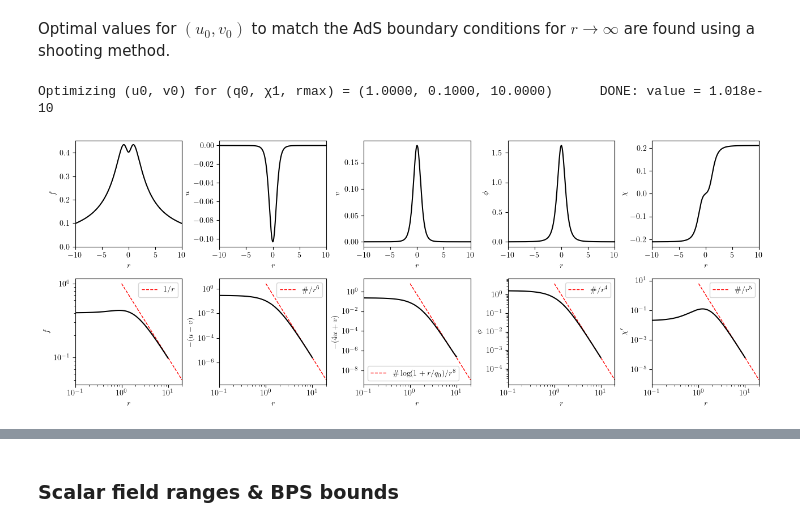
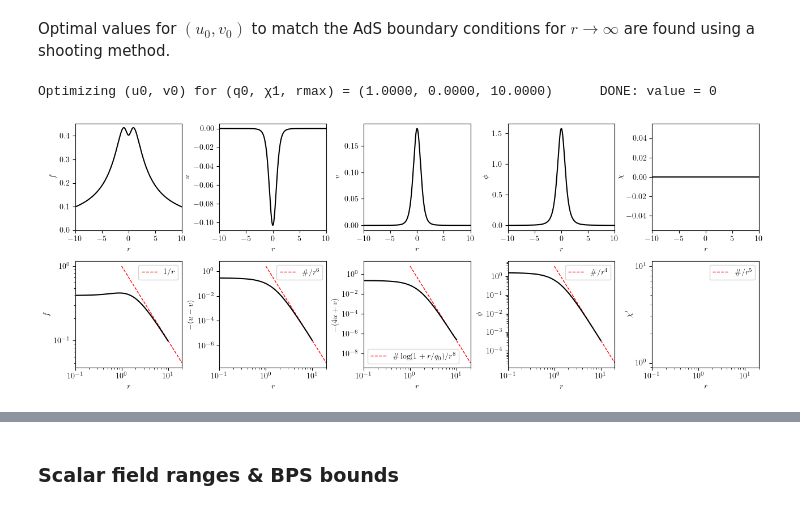
Before and after one commit to gloges/typeII-wormholes, a Jupyter notebook: wormholes.ipynb, the cells around one changed output, grey strips where cells are left out. Cells and saved outputs as stored; diff of their text form; code cells hidden in the pictures.

```diff
--- a/wormholes.ipynb
+++ b/wormholes.ipynb
@@ -291,7 +288,7 @@ Optimal values for $(u_0,v_0)$ to match the AdS boundary conditions for $r\to\in
 # %%
 q0 = 1
 rmax = 10
-χ1 = 0.1
+χ1 = 0
 
 soln, val_final = wh.wormhole_T11(q0, χ1, rmax, display='quiet')
 r, f, u, ud, v, vd, φ, φd, χ, χd, h, flux2 = soln
@@ -312,32 +309,32 @@ uvcoeff2 = np.mean(r[-10:]**8 * (-4*u[-10:] - v[-10:]) / np.log(1 + r[-10:]/q0))
 
 rr = np.linspace(q0, 2*rmax, 2)
 axes[1,0].plot(rr, 1/rr, '--r', lw=1, label='$1/r$')
 axes[1,1].plot(rr, uvcoeff1/rr**6, '--r', lw=1, label='$\#/r^6$')
 axes[1,2].plot(rr, uvcoeff2 * np.log(1+rr/q0)/rr**8, '--r', lw=1, label='$\#\log(1+r/q_0)/r^8$')
 axes[1,3].plot(rr, φ4/rr**4, '--r', lw=1, label='$\#/r^4$')
 axes[1,4].plot(rr, -4*χ4/rr**5, '--r', lw=1, label='$\#/r^5$')
 
 # Plot grid of xy-data
 for ax, yy, ylab in zip(axes.ravel(), ydata, ylabels):
     ax.plot(r, yy, 'k')
     ax.set_xlabel('$r$')
     ax.set_ylabel(ylab)
 
 axes[0,0].set_ylim(0)
 
 for ax in axes[1]:
     ax.set_yscale('log')
     ax.legend()
 
 
 axes[0,0].set_xlim(-rmax, rmax)
 axes[1,0].set_xlim(0.1*q0, 2*rmax)
 axes[1,0].set_xscale('log')
 
 plt.tight_layout()
 plt.subplots_adjust(wspace=0.35)
 # plt.savefig('images/T11_profiles_ex1.png', dpi=300)
 plt.show()
 # %% [output]
-Optimizing (u0, v0) for (q0, χ1, rmax) = (1.0000, 0.1000, 10.0000)      DONE: value = 1.018e-10
+Optimizing (u0, v0) for (q0, χ1, rmax) = (1.0000, 0.0000, 10.0000)      DONE: value = 0
-[figure, old version]
+[figure, new version]
```
Also changed, not shown: parts of 9 cells of this notebook, 6 other files.
